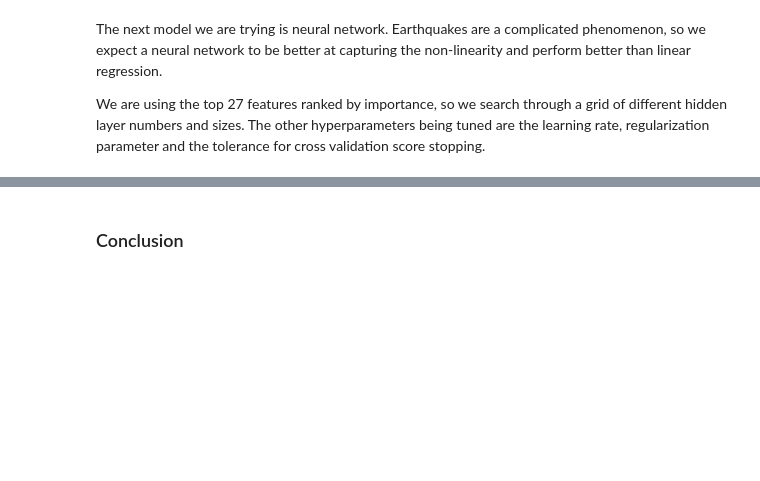
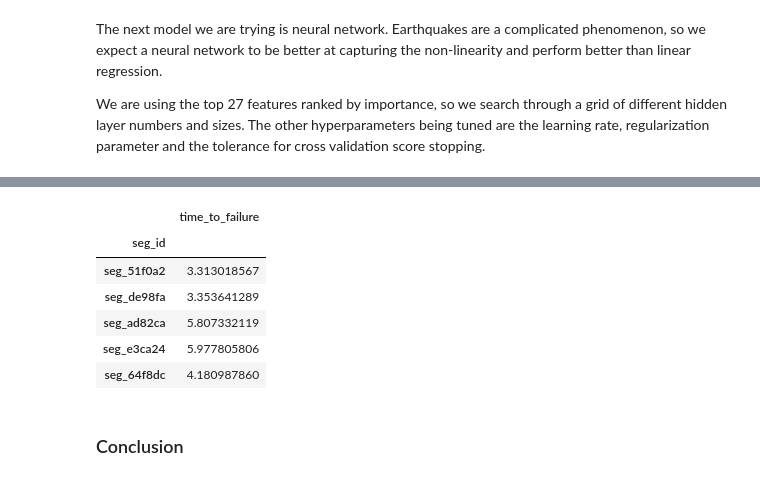
Before and after one commit to poornimajoshi/Earthquake-Predictions, a Jupyter notebook: quakes.ipynb, the cells around one changed output, grey strips where cells are left out. Cells and saved outputs as stored; diff of their text form; code cells hidden in the pictures; blank space fills up the shorter version.

```diff
--- a/quakes.ipynb
+++ b/quakes.ipynb
@@ -518,0 +526,27 @@ predictions.head()
+# %%
+# Make a predictions empty dataframe to use later on
+
+predictions_Keras = pd.DataFrame(index=files, dtype=np.float, columns=['time_to_failure'])
+predictions_Keras.index.name = 'seg_id'
+# %%
+# For all files in the test folder, run predict function and add to 'predictions' dataframe
+
+for f in files:
+    if f.startswith("seg_"):
+        df = pd.read_csv(path+f+'.csv')
+        df_test = pd.DataFrame(np.array(generate_features(df)).reshape(1,-1), columns=columns)
+        X_test = df_test[features['Feature'][:n_features]].values
+        y = gs_nn.predict(X_test)[0]
+        predictions_Keras.loc[f, 'time_to_failure'] = y
+# %%
+# Peek at the predictions
+
+predictions_Keras.head()
+# %% [output]
+|  | time_to_failure |
+| seg_id |  |
+| seg_51f0a2 | 3.313018567 |
+| seg_de98fa | 3.353641289 |
+| seg_ad82ca | 5.807332119 |
+| seg_e3ca24 | 5.977805806 |
+| seg_64f8dc | 4.180987860 |
```
Also changed, not shown: parts of 23 cells of this notebook.
